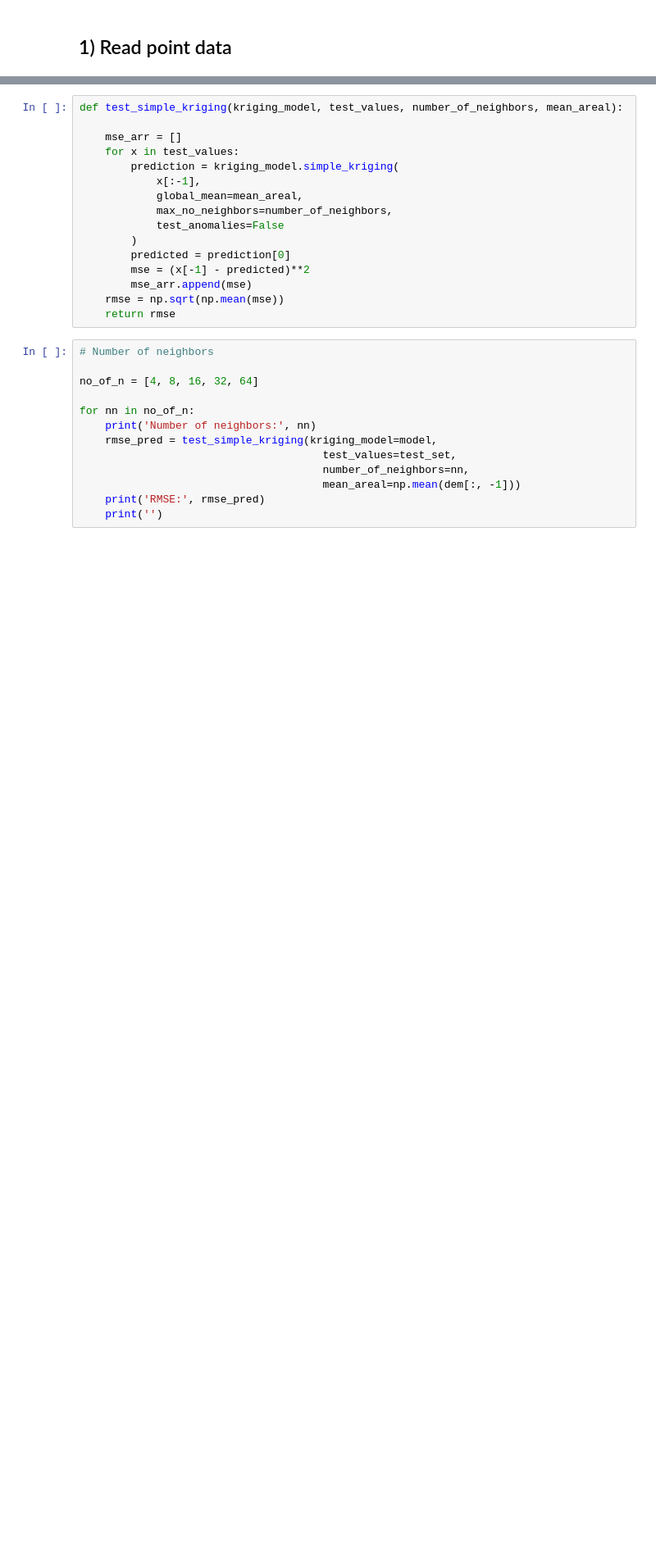
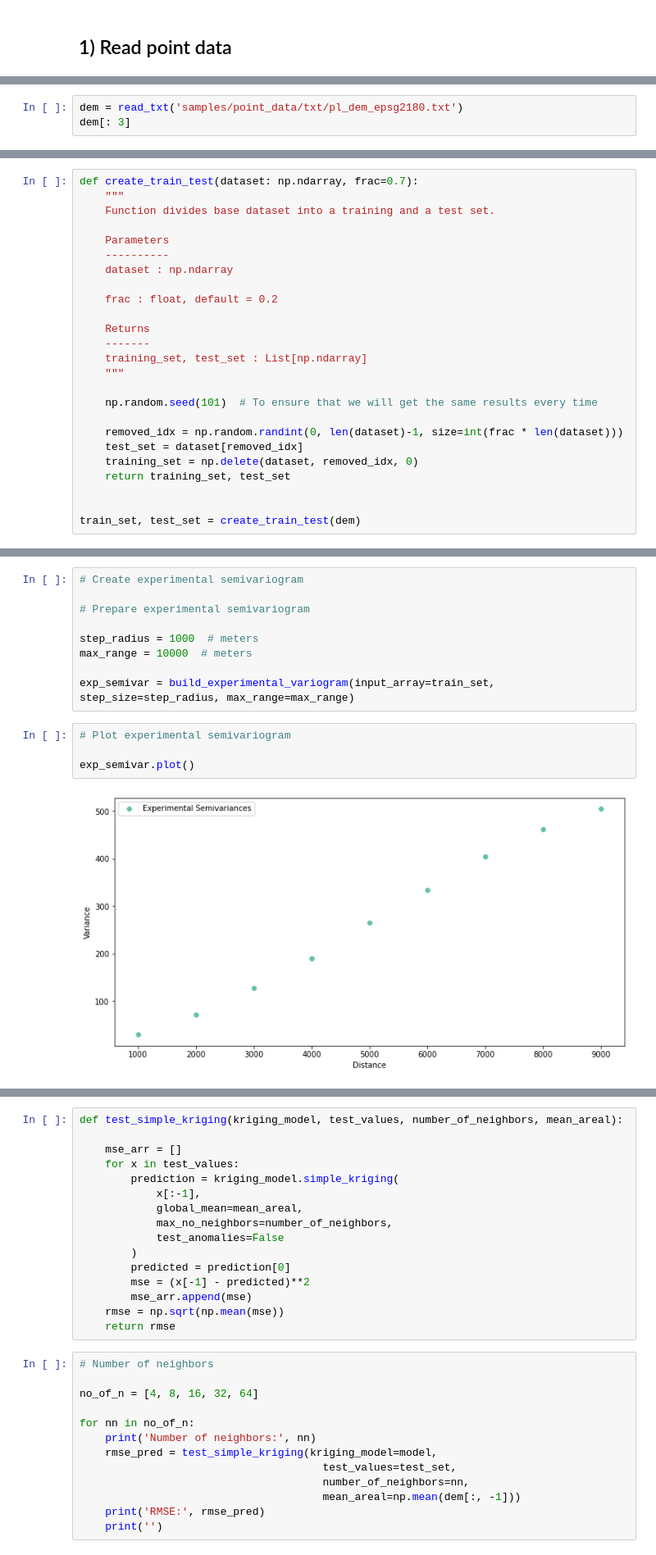
Before and after one commit to DataverseLabs/pyinterpolate, a Jupyter notebook: tutorials/Ordinary and Simple Kriging (Basic).ipynb, the cells around one changed output, grey strips where cells are left out. Shown at 82% size. Drawn from its saved outputs; the diff is of its cells as text; blank space fills up the shorter version.

```diff
--- a/tutorials/Ordinary and Simple Kriging (Basic).ipynb
+++ b/tutorials/Ordinary and Simple Kriging (Basic).ipynb
@@ -252,0 +46,3 @@ We can find the best **number_of_neighbors** parameter, or alternatively we can
+# %%
+dem = read_txt('samples/point_data/txt/pl_dem_epsg2180.txt')
+dem[: 3]
@@ -252,0 +55,25 @@ We can find the best **number_of_neighbors** parameter, or alternatively we can
+# %%
+def create_train_test(dataset: np.ndarray, frac=0.7):
+    """
+    Function divides base dataset into a training and a test set.
+
+    Parameters
+    ----------
+    dataset : np.ndarray
+
+    frac : float, default = 0.2
+
+    Returns
+    -------
+    training_set, test_set : List[np.ndarray]
+    """
+
+    np.random.seed(101)  # To ensure that we will get the same results every time
+
+    removed_idx = np.random.randint(0, len(dataset)-1, size=int(frac * len(dataset)))
+    test_set = dataset[removed_idx]
+    training_set = np.delete(dataset, removed_idx, 0)
+    return training_set, test_set
+
+
+train_set, test_set = create_train_test(dem)
@@ -252,0 +92,15 @@ We can find the best **number_of_neighbors** parameter, or alternatively we can
+# %%
+# Create experimental semivariogram
+
+# Prepare experimental semivariogram
+
+step_radius = 1000  # meters
+max_range = 10000  # meters
+
+exp_semivar = build_experimental_variogram(input_array=train_set, step_size=step_radius, max_range=max_range)
+# %%
+# Plot experimental semivariogram
+
+exp_semivar.plot()
+# %% [output]
+[figure, added]
```
Also changed, not shown: parts of 37 cells of this notebook, 16 other files.
